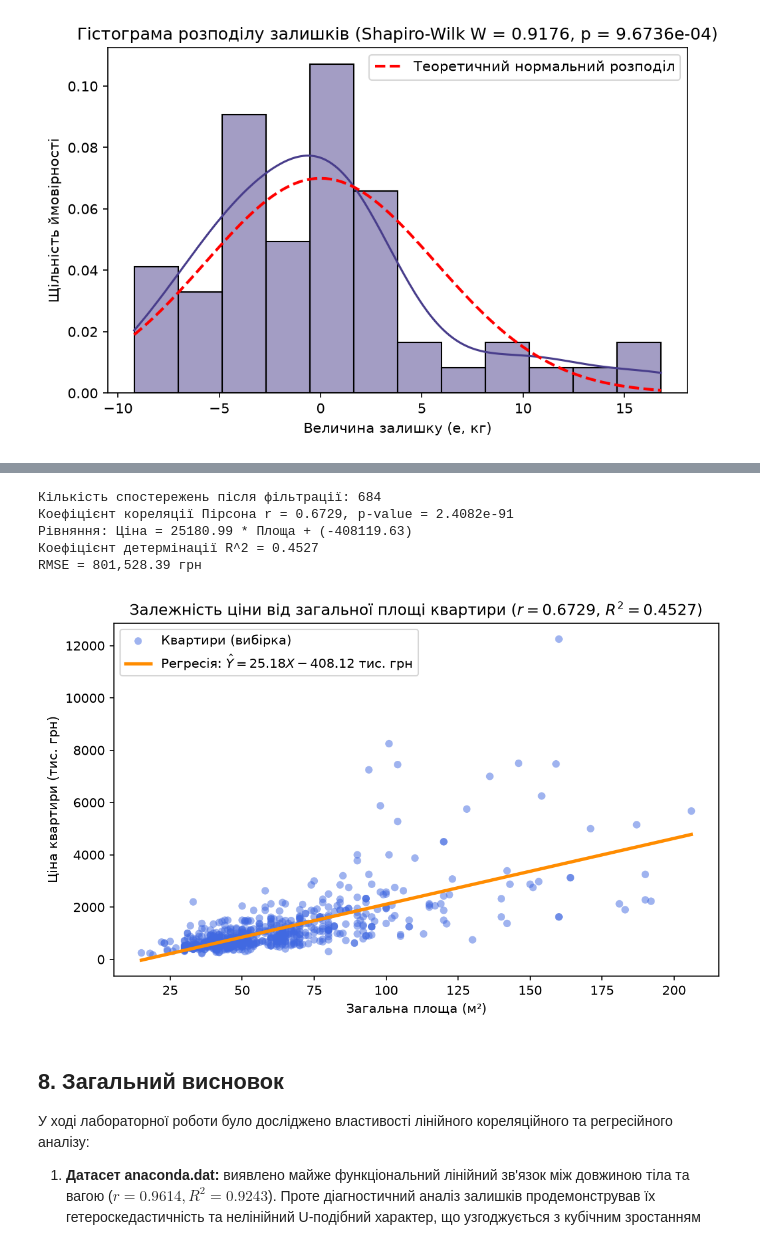
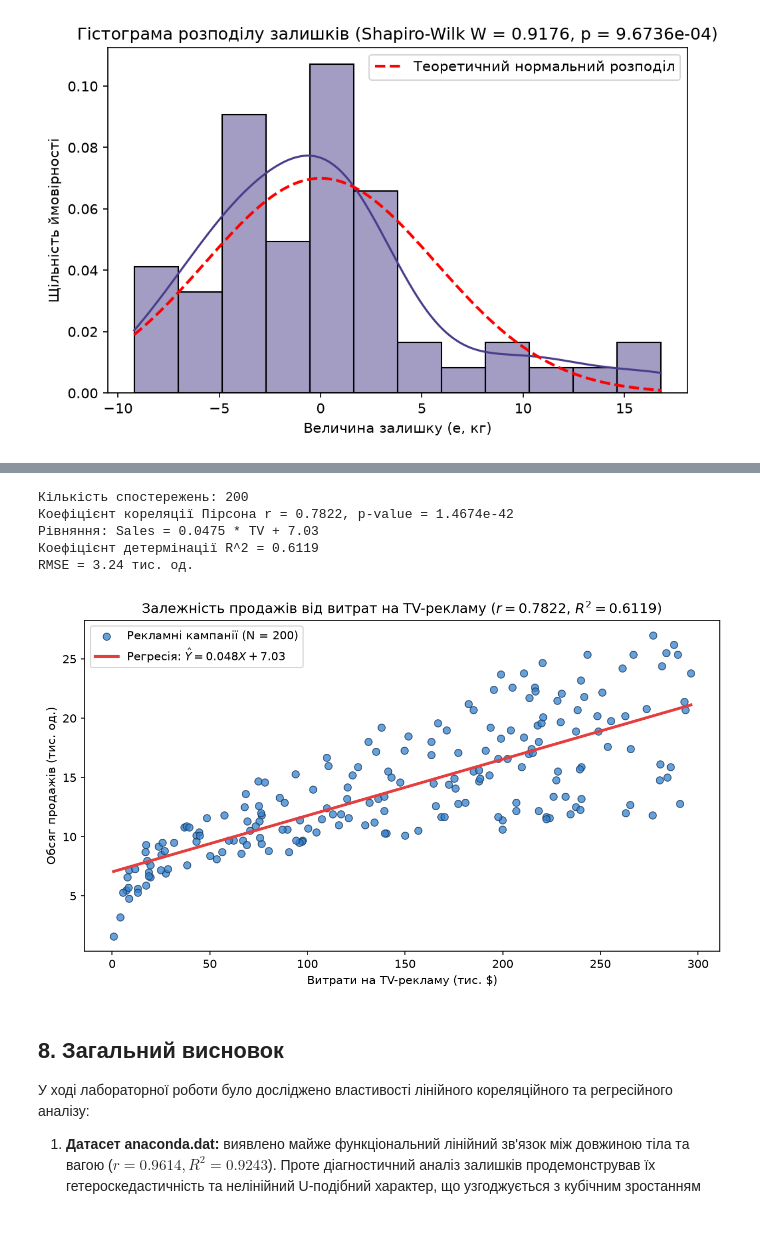
Before and after one commit to bahriibelzandrii/IAD, a Jupyter notebook: Lab_2/notebook.ipynb, the cells around one changed output, grey strips where cells are left out. Cells and saved outputs as stored; diff of their text form; code cells hidden in the pictures.

Commit message:
Lab 2: replace flats.csv with Advertising.csv dataset, fix regression plot and report

```diff
--- a/Lab_2/notebook.ipynb
+++ b/Lab_2/notebook.ipynb
@@ -186,60 +186,56 @@ $$\rightarrow$$ **Висновок:** Встановлено помірну ст
 # %%
-# Завантаження даних ринку нерухомості
-flats_file = 'flats.csv'
-if not os.path.exists(flats_file):
-    if os.path.exists('Lab_1/flats.csv'):
-        flats_file = 'Lab_1/flats.csv'
-    elif os.path.exists('../Lab_1/flats.csv'):
-        flats_file = '../Lab_1/flats.csv'
+# Завантаження даних витрат на рекламу та продажів
+import urllib.request
+adv_file = 'Advertising.csv'
+if not os.path.exists(adv_file):
+    url = 'https://raw.githubusercontent.com/justmarkham/scikit-learn-videos/master/data/Advertising.csv'
+    urllib.request.urlretrieve(url, adv_file)
 
-df_flats = pd.read_csv(flats_file)
-area_num = pd.to_numeric(df_flats['Загальна_площа'], errors='coerce')
-price_num = pd.to_numeric(df_flats['Ціна'], errors='coerce')
-
-# Фільтрація коректних числових значень
-valid_mask = area_num.notna() & price_num.notna()
-df_clean = pd.DataFrame({'area': area_num[valid_mask], 'price': price_num[valid_mask]})
-df_clean = df_clean[(df_clean['area'] >= 15) & (df_clean['area'] <= 250)]
-df_clean = df_clean[(df_clean['price'] >= 100000) & (df_clean['price'] <= 15000000)]
-print(f'Кількість спостережень після фільтрації: {len(df_clean)}')
+df_adv = pd.read_csv(adv_file)
+tv = pd.to_numeric(df_adv['TV'], errors='coerce')
+sales = pd.to_numeric(df_adv['Sales'], errors='coerce')
+valid_mask = tv.notna() & sales.notna()
+df_clean = pd.DataFrame({'TV': tv[valid_mask], 'Sales': sales[valid_mask]})
+print(f'Кількість спостережень: {len(df_clean)}')
 
 # Кореляційний аналіз
-r_val, p_val = stats.pearsonr(df_clean['area'], df_clean['price'])
+r_val, p_val = stats.pearsonr(df_clean['TV'], df_clean['Sales'])
 print(f'Коефіцієнт кореляції Пірсона r = {r_val:.4f}, p-value = {p_val:.4e}')
 
 # Лінійна регресія
-X_c = df_clean[['area']].values
-Y_c = df_clean['price'].values
-model_flats = LinearRegression().fit(X_c, Y_c)
-Y_pred_c = model_flats.predict(X_c)
+X_c = df_clean[['TV']].values
+Y_c = df_clean['Sales'].values
+model_adv = LinearRegression().fit(X_c, Y_c)
+Y_pred_c = model_adv.predict(X_c)
 
-slope_c = float(model_flats.coef_[0])
-intercept_c = float(model_flats.intercept_)
+slope_c = float(model_adv.coef_[0])
+intercept_c = float(model_adv.intercept_)
 r2_c = r2_score(Y_c, Y_pred_c)
 rmse_c = np.sqrt(mean_squared_error(Y_c, Y_pred_c))
 
-print(f'Рівняння: Ціна = {slope_c:.2f} * Площа + ({intercept_c:.2f})')
+print(f'Рівняння: Sales = {slope_c:.4f} * TV + {intercept_c:.2f}')
 print(f'Коефіцієнт детермінації R^2 = {r2_c:.4f}')
-print(f'RMSE = {rmse_c:,.2f} грн')
+print(f'RMSE = {rmse_c:.2f} тис. од.')
 
 # Візуалізація
 plt.figure(figsize=(8.5, 5))
-plt.scatter(df_clean['area'], df_clean['price'] / 1000, color='royalblue', alpha=0.5, s=35, edgecolors='none', label='Квартири (вибірка)')
-s_idx = np.argsort(df_clean['area'].values)
-plt.plot(df_clean['area'].values[s_idx], (Y_pred_c / 1000)[s_idx], color='darkorange', linewidth=2.6,
-         label=f'Регресія: $\\hat{{Y}} = {slope_c/1000:.2f}X - {-intercept_c/1000:.2f}$ тис. грн')
-plt.title(f'Залежність ціни від загальної площі квартири ($r = {r_val:.4f}$, $R^2 = {r2_c:.4f}$)')
-plt.xlabel('Загальна площа (м²)')
-plt.ylabel('Ціна квартири (тис. грн)')
-plt.legend(frameon=True)
+plt.scatter(df_clean['TV'], df_clean['Sales'], color='#3182ce', alpha=0.75, s=40, edgecolors='#1a365d', linewidth=0.8, label=f'Рекламні кампанії (N = {len(df_clean)}')
+s_idx = np.argsort(df_clean['TV'].values)
+plt.plot(df_clean['TV'].values[s_idx], Y_pred_c[s_idx], color='#e53e3e', linewidth=2.5,
+         label=rf'Регресія: $\\hat{{Y}} = {slope_c:.3f}X + {intercept_c:.2f}$')
+plt.title(f'Залежність продажів від витрат на TV-рекламу ($r = {r_val:.4f}$, $R^2 = {r2_c:.4f}$)')
+plt.xlabel('Витрати на TV-рекламу (тис. $)')
+plt.ylabel('Обсяг продажів (тис. од.)')
+plt.legend(frameon=True, loc='upper left')
+plt.tight_layout()
 plt.show()
 # %% [output]
-Кількість спостережень після фільтрації: 684
-Коефіцієнт кореляції Пірсона r = 0.6729, p-value = 2.4082e-91
-Рівняння: Ціна = 25180.99 * Площа + (-408119.63)
-Коефіцієнт детермінації R^2 = 0.4527
-RMSE = 801,528.39 грн
+Кількість спостережень: 200
+Коефіцієнт кореляції Пірсона r = 0.7822, p-value = 1.4674e-42
+Рівняння: Sales = 0.0475 * TV + 7.03
+Коефіцієнт детермінації R^2 = 0.6119
+RMSE = 3.24 тис. од.
-[figure, old version]
+[figure, new version]
 # %% [markdown]
 ## 8. Загальний висновок
 У ході лабораторної роботи було досліджено властивості лінійного кореляційного та регресійного аналізу:
```
Also changed, not shown: parts of 1 cell of this notebook, 8 other files.
